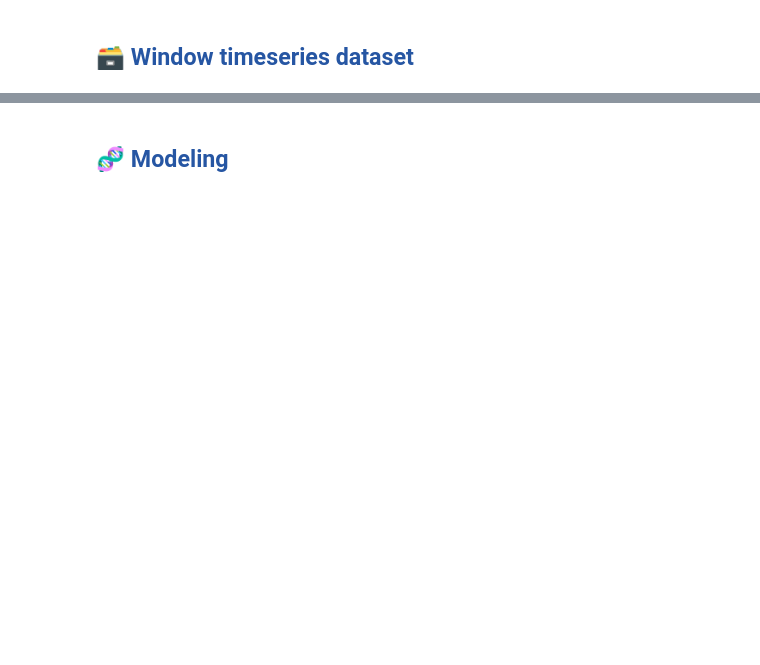
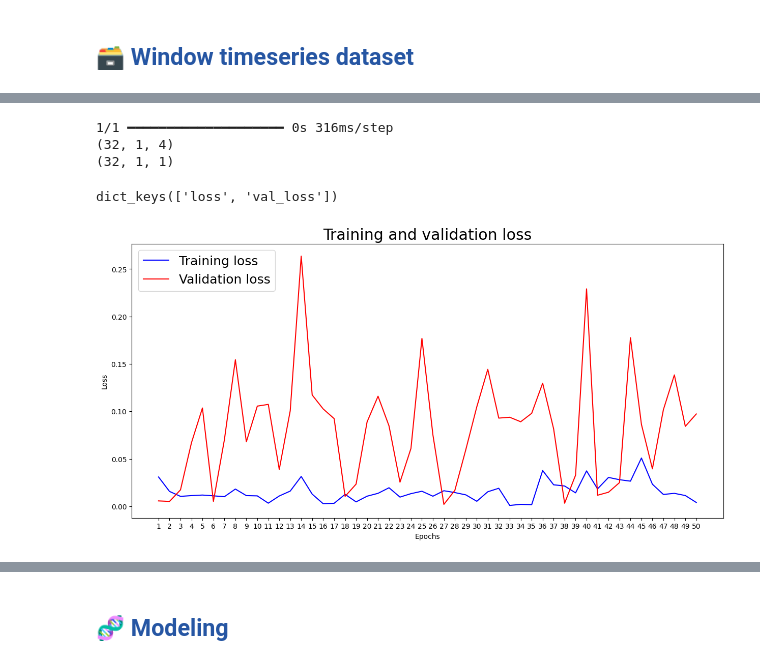
Before and after one commit to Camillahannesbo/BDS_MLOPs_Assignment, a Jupyter notebook: notebooks/3_training_pipeline.ipynb, the cells around one changed output, grey strips where cells are left out. Cells and saved outputs as stored; diff of their text form; code cells hidden in the pictures; blank space fills up the shorter version.

```diff
--- a/notebooks/3_training_pipeline.ipynb
+++ b/notebooks/3_training_pipeline.ipynb
@@ -198,0 +396,3 @@ y_train.head()
+# %%
+# Building a model using the specified input shape derived from the example batch of inputs
+model = build_model(inputs.shape[1:])
@@ -198,0 +448,52 @@ y_train.head()
+# %%
+# Extracting an example batch of inputs and labels from the WindowGenerator instance (n_step_window)
+inputs, labels = n_step_window.example
+
+# Making predictions on the example batch using the trained model
+prediction_test = model.predict(inputs)
+
+# Displaying the shapes of the predicted outputs and the true labels
+print(prediction_test.shape)
+print(labels.shape)
+# %% [output]
+1/1 ━━━━━━━━━━━━━━━━━━━━ 0s 316ms/step
+(32, 1, 4)
+(32, 1, 1)
+# %%
+# Extracting the training history dictionary from the model training
+history_dict = history.history
+
+# Displaying the keys in the history dictionary
+print(history_dict.keys())
+# %% [output]
+dict_keys(['loss', 'val_loss'])
+# %%
+# Extracting training and validation loss values from the history dictionary
+loss_values = history_dict['loss']
+val_loss_values = history_dict['val_loss']
+
+# Creating separate variables for loss values (50 epochs)
+loss_values50 = loss_values
+val_loss_values50 = val_loss_values
+
+# Generating a plot for training and validation loss over epochs
+epochs = range(1, len(loss_values50) + 1)
+plt.plot(epochs, loss_values50, 'b', color='blue', label='Training loss')
+plt.plot(epochs, val_loss_values50, 'b', color='red', label='Validation loss')
+
+# Setting plot details and labels
+plt.rc('font', size=18)
+plt.title('Training and validation loss')
+plt.xlabel('Epochs')
+plt.ylabel('Loss')
+plt.legend()
+plt.xticks(epochs)
+
+# Adjusting the size of the plot
+fig = plt.gcf()
+fig.set_size_inches(15, 7)
+
+# Displaying the plot
+plt.show()
+# %% [output]
+[figure, added]
```
Also changed, not shown: parts of 48 cells of this notebook, 7 other files.
